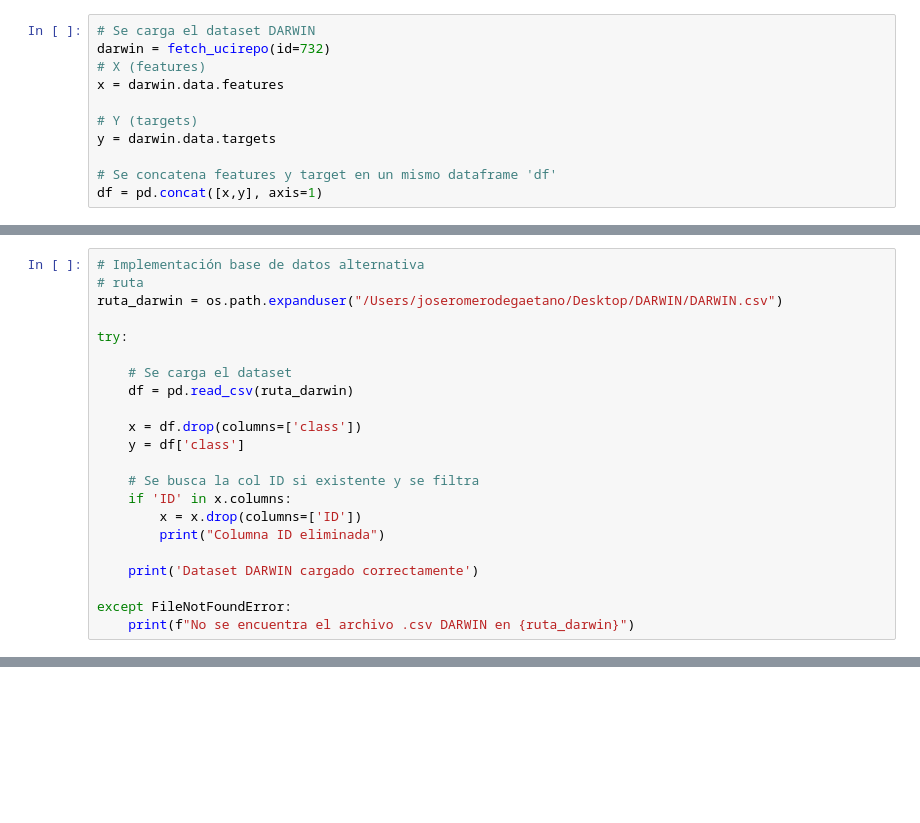
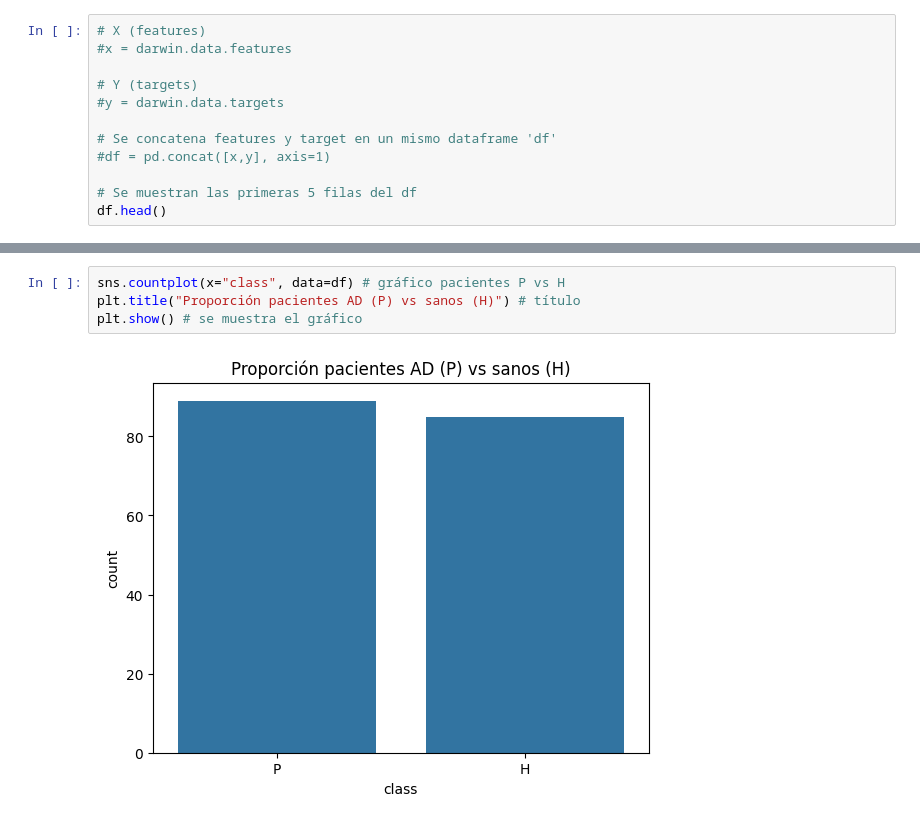
Before and after one commit to joserdeg/pruebas_tfm, a Jupyter notebook: darwin/darwin_exp1.ipynb, the cells around one changed output, grey strips where cells are left out. Drawn from its saved outputs; the diff is of its cells as text; blank space fills up the shorter version.

```diff
--- a/darwin/darwin_exp1.ipynb
+++ b/darwin/darwin_exp1.ipynb
@@ -12,11 +56,12 @@ import os
 # %%
-# Se carga el dataset DARWIN
-darwin = fetch_ucirepo(id=732)
 # X (features)
-x = darwin.data.features
+#x = darwin.data.features
 
 # Y (targets)
-y = darwin.data.targets
+#y = darwin.data.targets
 
 # Se concatena features y target en un mismo dataframe 'df'
-df = pd.concat([x,y], axis=1)
+#df = pd.concat([x,y], axis=1)
+
+# Se muestran las primeras 5 filas del df
+df.head()
@@ -23,22 +75,0 @@ df = pd.concat([x,y], axis=1)
-# %%
-# Implementación base de datos alternativa
-# ruta
-ruta_darwin = os.path.expanduser("/Users/joseromerodegaetano/Desktop/DARWIN/DARWIN.csv")
-
-try:
-
-    # Se carga el dataset
-    df = pd.read_csv(ruta_darwin)
-
-    x = df.drop(columns=['class'])
-    y = df['class']
-
-    # Se busca la col ID si existente y se filtra
-    if 'ID' in x.columns:
-        x = x.drop(columns=['ID'])
-        print("Columna ID eliminada")
-
-    print('Dataset DARWIN cargado correctamente')
-
-except FileNotFoundError:
-    print(f"No se encuentra el archivo .csv DARWIN en {ruta_darwin}")
@@ -377,0 +212,6 @@ p-valor < 0.05 muestra que dicha variable es significativa.
+# %%
+sns.countplot(x="class", data=df) # gráfico pacientes P vs H
+plt.title("Proporción pacientes AD (P) vs sanos (H)") # título
+plt.show() # se muestra el gráfico
+# %% [output]
+[figure, added]
```
Also changed, not shown: parts of 29 cells of this notebook, 4 other files.
